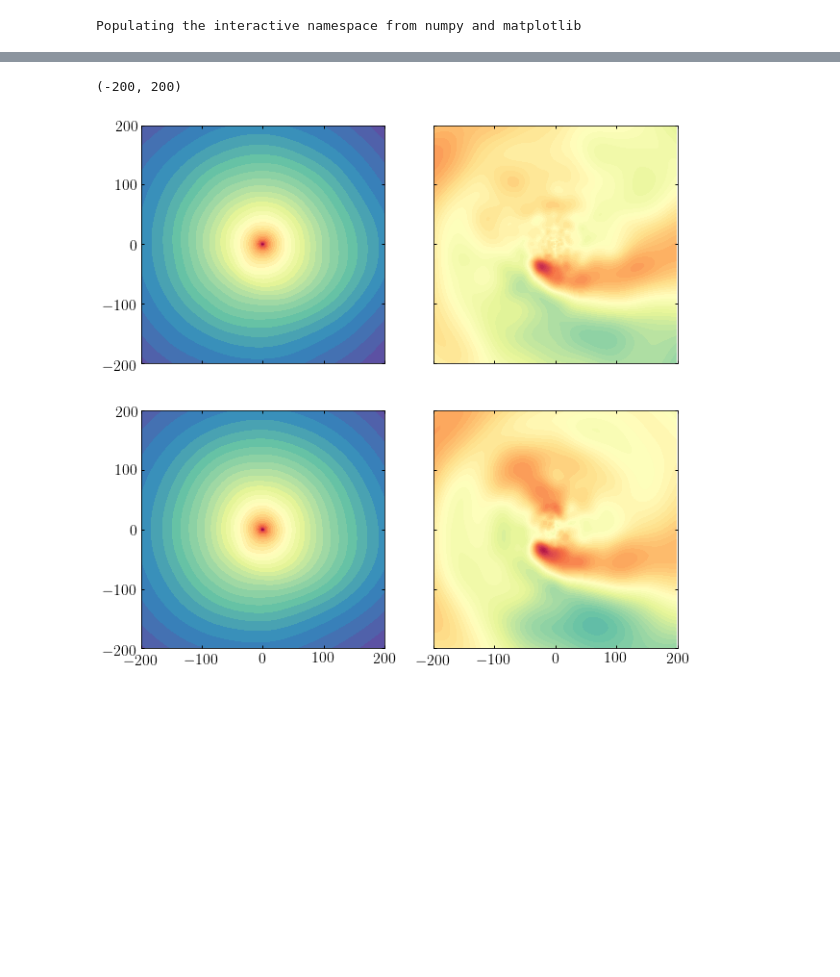
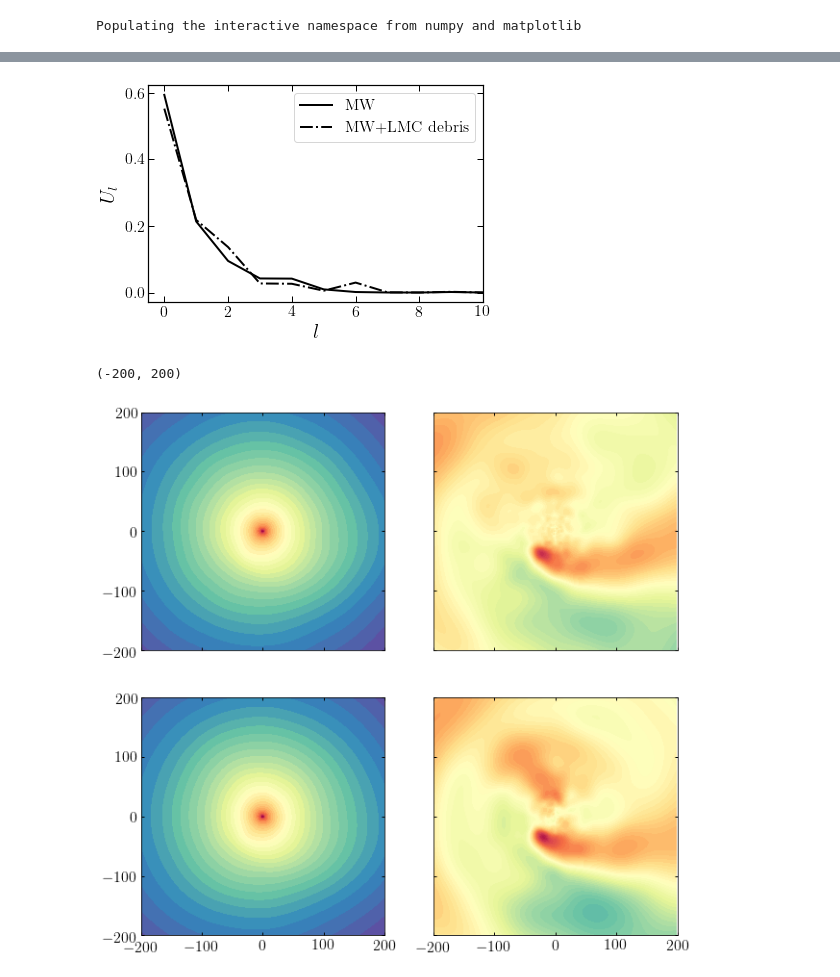
Before and after one commit to jngaravitoc/MW-LMC-SCF, a Jupyter notebook: notebooks/MWLMC_coeff.ipynb, the cells around one changed output, grey strips where cells are left out. Cells and saved outputs as stored; diff of their text form; code cells hidden in the pictures; blank space fills up the shorter version.

```diff
--- a/notebooks/MWLMC_coeff.ipynb
+++ b/notebooks/MWLMC_coeff.ipynb
@@ -52,0 +78,16 @@ ax[2].imshow(np.log10(np.abs(U_mwlmc)).T, origin='lower')
+# %%
+U_mw = np.zeros((21, 21, 21))
+U_mwlmc = np.zeros((21, 21, 21))
+
+for i in range(21):
+    U_mw[:,:,i] = coeff_energy_val(S_mw, T_mw, i, 21, 21)
+    U_mwlmc[:,:,i] = coeff_energy_val(S_mwlmc, T_mwlmc, i, 21, 21)
+# %%
+ls = np.arange(0, 20, 1)
+U_ls_mw = np.zeros(len(ls))
+U_ls_mwlmc = np.zeros(len(ls))
+
+
+for i in range(0, 20):
+    U_ls_mw[i] = np.sum(U_mw[:,i,:])/np.sum(U_mw)
+    U_ls_mwlmc[i] = np.sum(U_mwlmc[:,i,:])/np.sum(U_mwlmc)
@@ -53,3 +102,17 @@ ax[2].imshow(np.log10(np.abs(U_mwlmc)).T, origin='lower')
+# %%
+figsize(6, 4)
+plot(ls, U_ls_mw, ls='-', lw=2, label='MW', c='k')
+plot(ls, U_ls_mwlmc, ls='-.', lw=2, label='MW+LMC debris', c='k')
+
+
+legend()
+xlabel('$l$')
+ylabel('$U_l$')
+xlim(-0.5, 10)
+xticks([0, 2, 4, 6, 8, 10])
+savefig('mwlmc_energy_l.pdf', bbox_inches='tight')
+# %% [output]
+[figure, added]
 # %%
 y_grid = np.arange(-200, 200, 1.5)
 z_grid = np.arange(-200, 200, 1.5)
```
Also changed, not shown: parts of 11 cells of this notebook.
